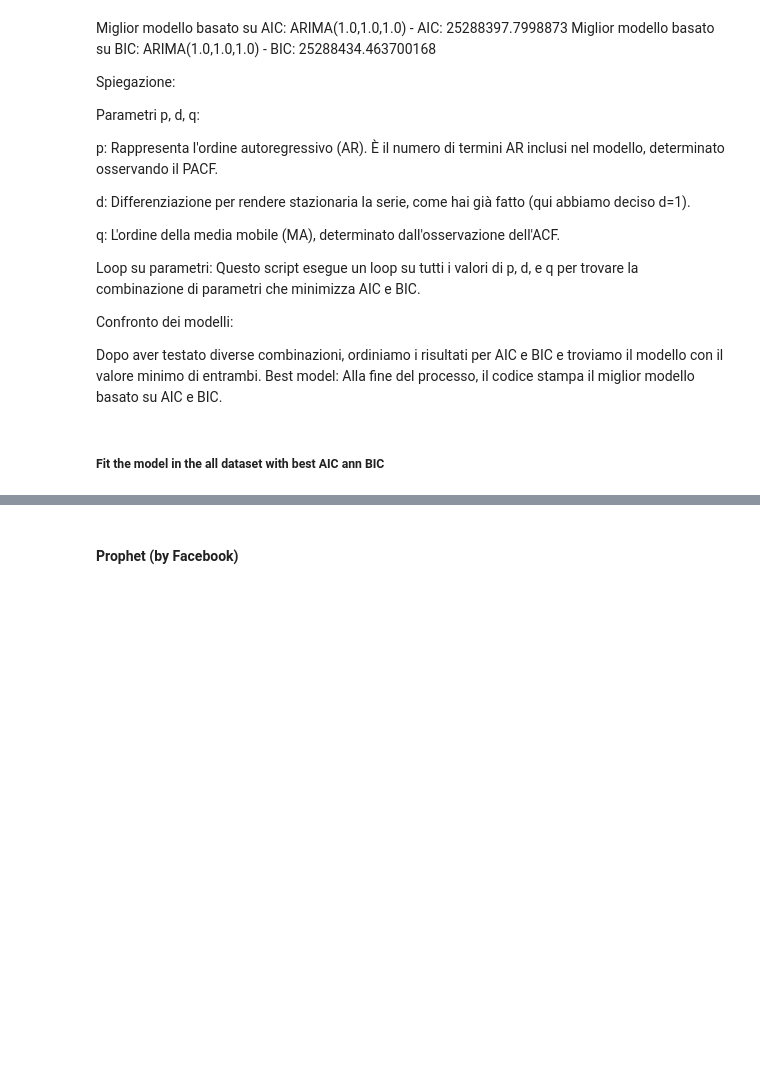
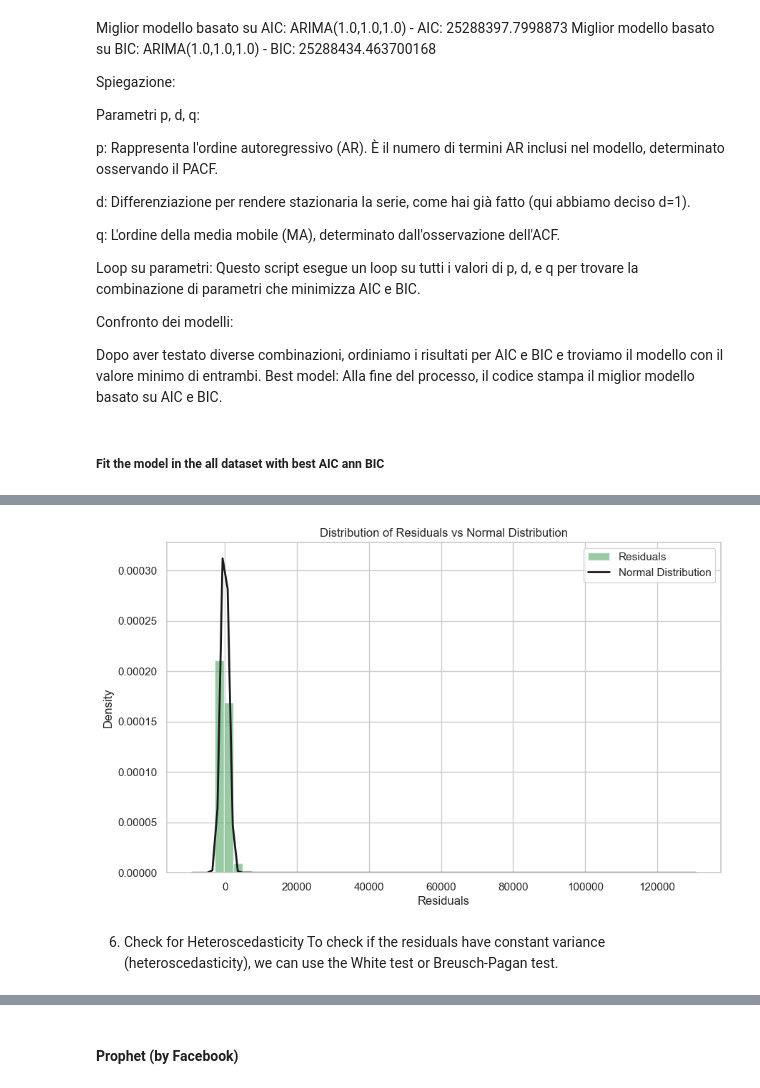
Before and after one commit to Cosimocarl/TimeSeriesProject-StoreSales, a Jupyter notebook: PrimaVersione.ipynb, the cells around one changed output, grey strips where cells are left out. Cells and saved outputs as stored; diff of their text form; code cells hidden in the pictures; blank space fills up the shorter version.

```diff
--- a/PrimaVersione.ipynb
+++ b/PrimaVersione.ipynb
@@ -987,0 +1182,7 @@ residuals = best_model_fit.resid
+# %%
+display(Image(filename='images/Distributionofresidual.png'))
+# %% [output]
+[figure, added]
+# %% [markdown]
+6. Check for Heteroscedasticity
+To check if the residuals have constant variance (heteroscedasticity), we can use the White test or Breusch-Pagan test.
```
Also changed, not shown: parts of 45 cells of this notebook, 4 other files.
